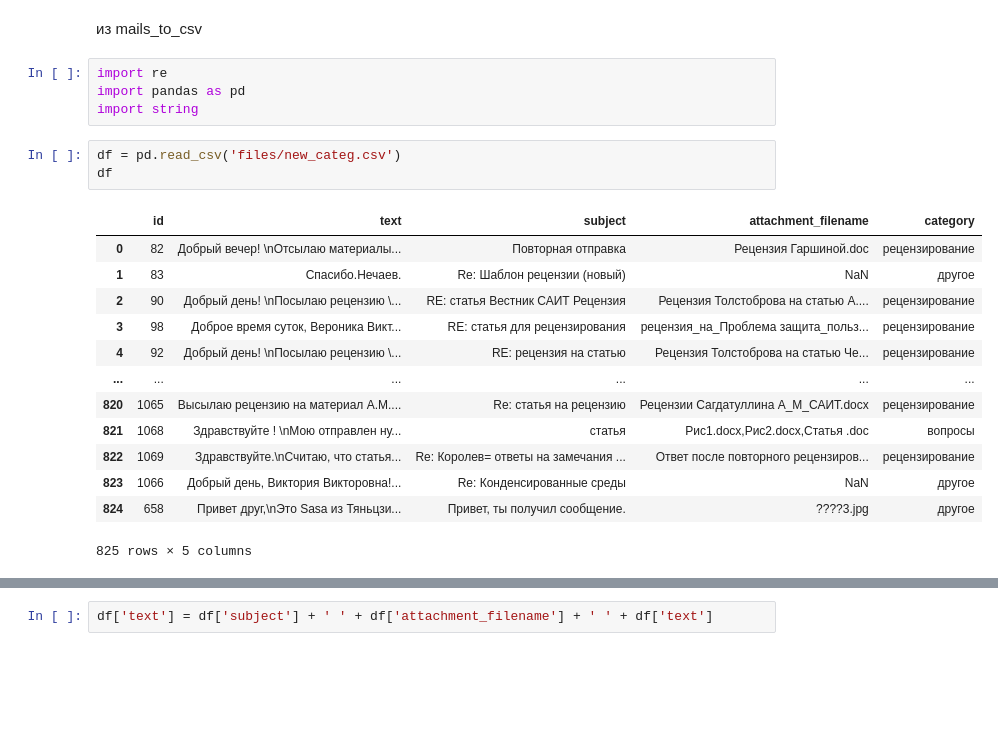
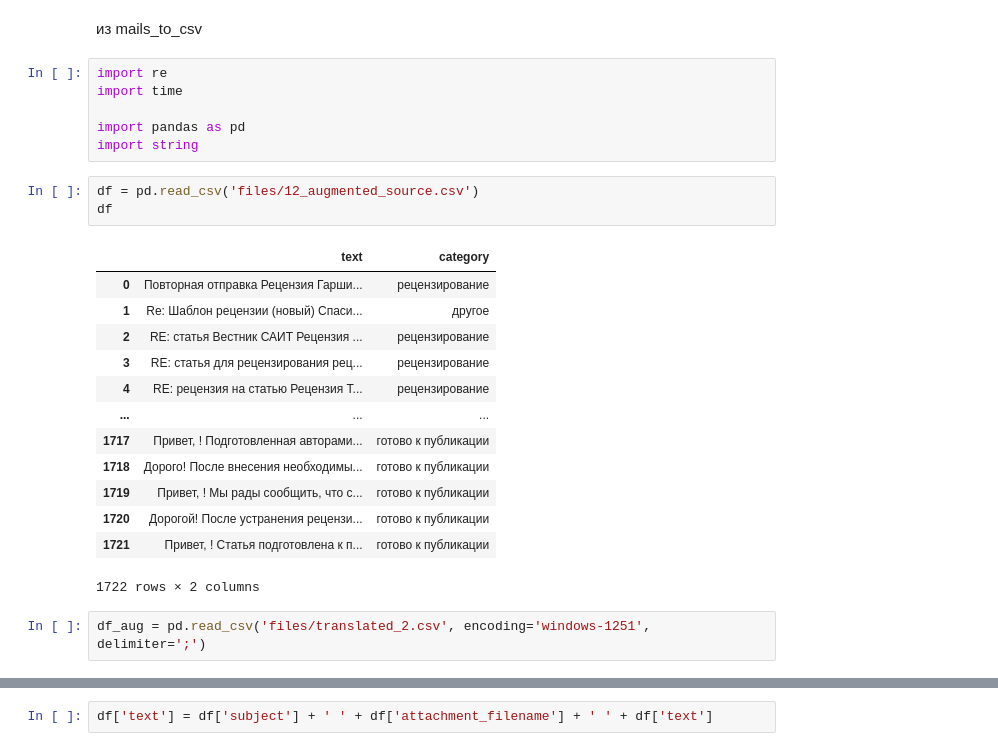
Before and after one commit to anastasia-1603/MailManagement, a Jupyter notebook: jupiter/preprocessing.ipynb, the cells around one changed output, grey strips where cells are left out. Saved outputs shown, nothing was run; the diff lists cells and outputs as text; blank space fills up the shorter version.

```diff
--- a/jupiter/preprocessing.ipynb
+++ b/jupiter/preprocessing.ipynb
@@ -4,22 +4,26 @@
 из mails_to_csv
 # %%
 import re
+import time
+
 import pandas as pd
 import string
 # %%
-df = pd.read_csv('files/new_categ.csv')
+df = pd.read_csv('files/12_augmented_source.csv')
 df
 # %% [output]
-|  | id | text | subject | attachment_filename | category |
-| 0 | 82 | Добрый вечер! \nОтсылаю материалы... | Повторная отправка | Рецензия Гаршиной.doc | рецензирование |
-| 1 | 83 | Спасибо.Нечаев. | Re: Шаблон рецензии (новый) | NaN | другое |
-| 2 | 90 | Добрый день! \nПосылаю рецензию \... | RE: статья Вестник САИТ Рецензия | Рецензия Толстоброва на статью А.... | рецензирование |
-| 3 | 98 | Доброе время суток, Вероника Викт... | RE: статья для рецензирования | рецензия_на_Проблема защита_польз... | рецензирование |
-| 4 | 92 | Добрый день! \nПосылаю рецензию \... | RE: рецензия на статью | Рецензия Толстоброва на статью Че... | рецензирование |
-| ... | ... | ... | ... | ... | ... |
-| 820 | 1065 | Высылаю рецензию на материал А.М.... | Re: статья на рецензию | Рецензии Сагдатуллина А_М_САИТ.docx | рецензирование |
-| 821 | 1068 | Здравствуйте ! \nМою отправлен ну... | статья | Рис1.docx,Рис2.docx,Статья .doc | вопросы |
-| 822 | 1069 | Здравствуйте.\nСчитаю, что статья... | Re: Королев= ответы на замечания ... | Ответ после повторного рецензиров... | рецензирование |
-| 823 | 1066 | Добрый день, Виктория Викторовна!... | Re: Конденсированные среды | NaN | другое |
-| 824 | 658 | Привет друг,\nЭто Sasa из Тяньцзи... | Привет, ты получил сообщение. | ????3.jpg | другое |
+|  | text | category |
+| 0 | Повторная отправка Рецензия Гарши... | рецензирование |
+| 1 | Re: Шаблон рецензии (новый) Спаси... | другое |
+| 2 | RE: статья Вестник САИТ Рецензия ... | рецензирование |
+| 3 | RE: статья для рецензирования рец... | рецензирование |
+| 4 | RE: рецензия на статью Рецензия Т... | рецензирование |
+| ... | ... | ... |
+| 1717 | Привет, ! Подготовленная авторами... | готово к публикации |
+| 1718 | Дорого! После внесения необходимы... | готово к публикации |
+| 1719 | Привет, ! Мы рады сообщить, что с... | готово к публикации |
+| 1720 | Дорогой! После устранения рецензи... | готово к публикации |
+| 1721 | Привет, ! Статья подготовлена к п... | готово к публикации |
-825 rows × 5 columns
+1722 rows × 2 columns
+# %%
+df_aug = pd.read_csv('files/translated_2.csv', encoding='windows-1251', delimiter=';')
```
Also changed, not shown: parts of 47 cells of this notebook, 20 other files.
